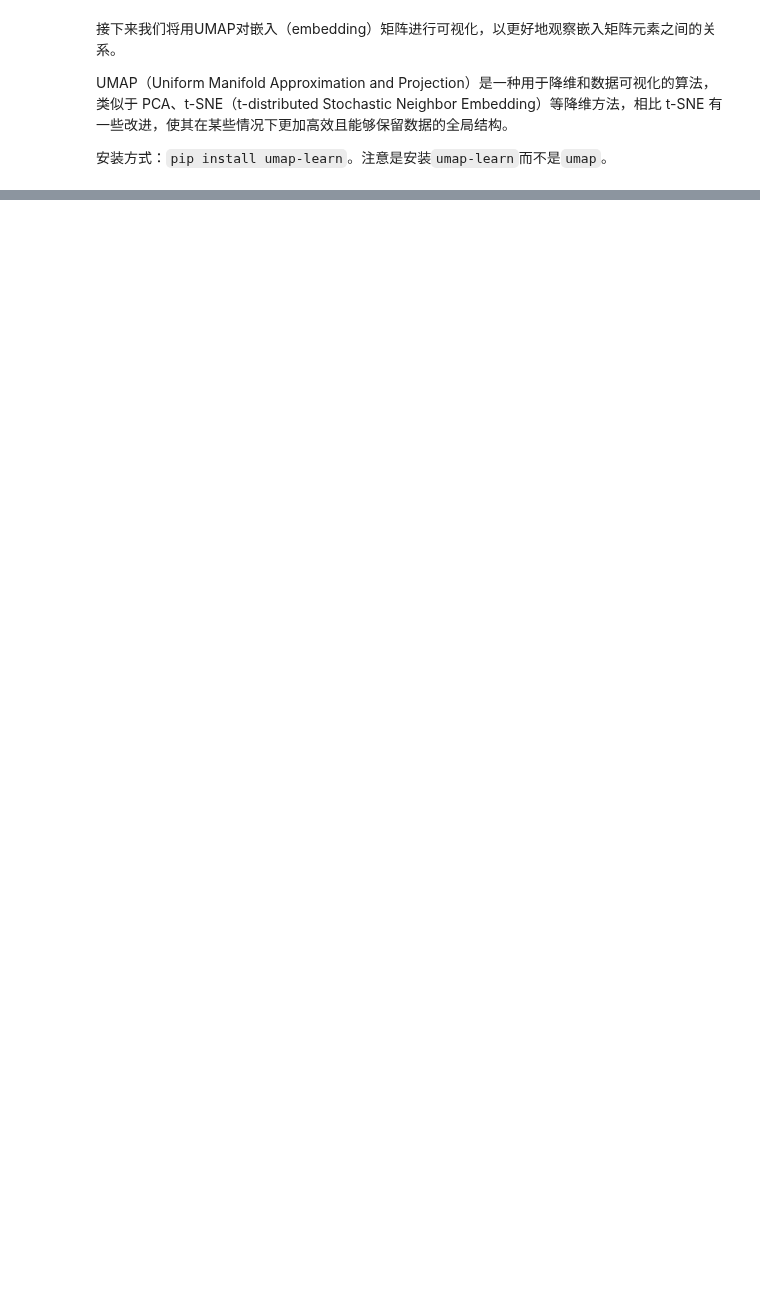
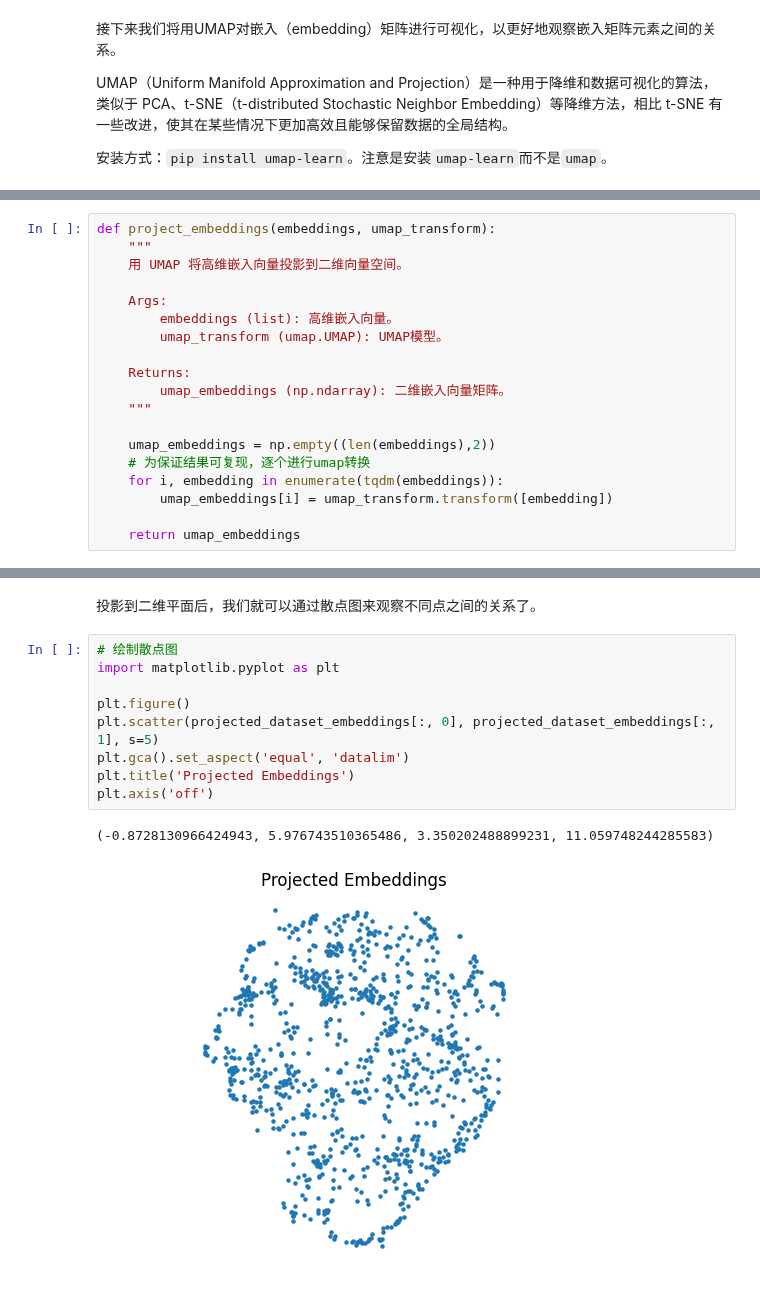
Before and after one commit to datawhalechina/llm-cookbook, a Jupyter notebook: content/Advanced Retrieval for AI with Chroma/3. 检索陷阱 Pitfalls of retrieval.ipynb, the cells around one changed output, grey strips where cells are left out. Cells and saved outputs as stored; diff of their text form; blank space fills up the shorter version.

```diff
--- a/content/Advanced Retrieval for AI with Chroma/3. 检索陷阱 Pitfalls of retrieval.ipynb
+++ b/content/Advanced Retrieval for AI with Chroma/3. 检索陷阱 Pitfalls of retrieval.ipynb
@@ -381,0 +87,19 @@ plt.axis('off')
+# %%
+def project_embeddings(embeddings, umap_transform):
+    """
+    用 UMAP 将高维嵌入向量投影到二维向量空间。
+
+    Args:
+        embeddings (list): 高维嵌入向量。
+        umap_transform (umap.UMAP): UMAP模型。
+
+    Returns:
+        umap_embeddings (np.ndarray): 二维嵌入向量矩阵。
+    """
+
+    umap_embeddings = np.empty((len(embeddings),2))
+    # 为保证结果可复现，逐个进行umap转换
+    for i, embedding in enumerate(tqdm(embeddings)):
+        umap_embeddings[i] = umap_transform.transform([embedding])
+
+    return umap_embeddings
@@ -381,0 +121,14 @@ plt.axis('off')
+# %% [markdown]
+投影到二维平面后，我们就可以通过散点图来观察不同点之间的关系了。
+# %%
+# 绘制散点图
+import matplotlib.pyplot as plt
+
+plt.figure()
+plt.scatter(projected_dataset_embeddings[:, 0], projected_dataset_embeddings[:, 1], s=5)
+plt.gca().set_aspect('equal', 'datalim')
+plt.title('Projected Embeddings')
+plt.axis('off')
+# %% [output]
+(-0.8728130966424943, 5.976743510365486, 3.350202488899231, 11.059748244285583)
+[figure, added]
```
Also changed, not shown: parts of 54 cells of this notebook, 4 other files.
